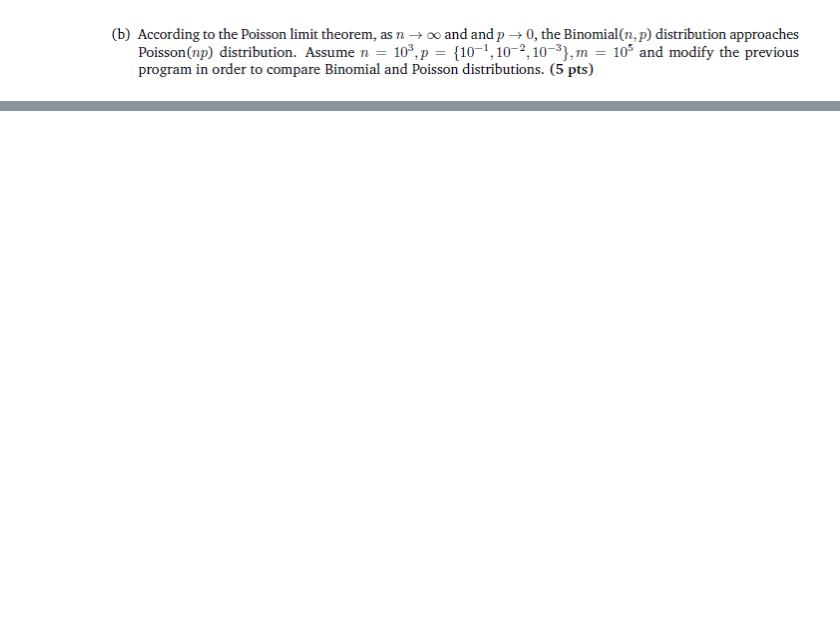
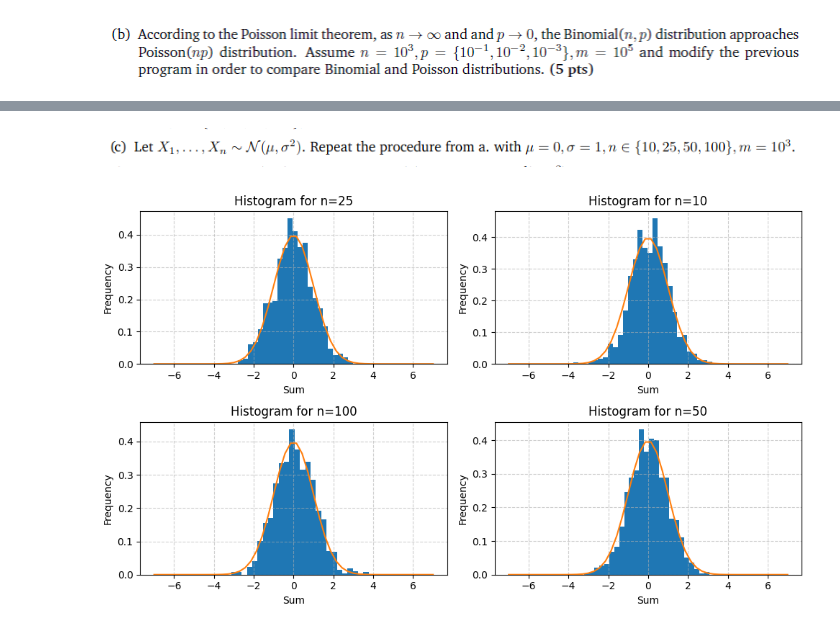
Before and after one commit to Vequis/AI-Machine-Learning-Studies, a Jupyter notebook: MachineLearning/python/main.ipynb, the cells around one changed output, grey strips where cells are left out. Saved outputs shown, nothing was run; the diff lists cells and outputs as text; code cells hidden in the pictures; blank space fills up the shorter version.

```diff
--- a/MachineLearning/python/main.ipynb
+++ b/MachineLearning/python/main.ipynb
@@ -148,0 +340,34 @@ print(mse_difference)
+# %% [markdown]
+![image.png](attachment:image.png)
+# %%
+m = 1000
+N_values = {10, 25, 50, 100}
+lamb = 1
+
+mi = 0
+sigma_2 = 1
+sigma = np.sqrt(sigma_2)
+
+pdf_normal = generate_pdf_normal(mi, sigma_2)
+
+plt.figure(figsize=(10, 6))
+
+cont = 1
+
+xn, pdf_normal = generate_pdf_normal(0, 1)
+
+for n in N_values:
+    z = np.zeros(m)
+    for i in range(m):
+        x = np.random.normal(mi, sigma, size=n)
+
+        Sn = np.sum(x)
+        z[i] = (Sn - n*mi)/(np.sqrt(n * sigma_2))
+
+    plt.subplot(2, 2, cont)
+    cont+=1
+    plot_histogram(z, title=f'Histogram for n={n}', xlabel='Sum', ylabel='Frequency')
+    plt.plot(xn, pdf_normal)
+plt.show()
+# %% [output]
+[figure, added]
```
Also changed, not shown: parts of 18 cells of this notebook, 1 other file.
